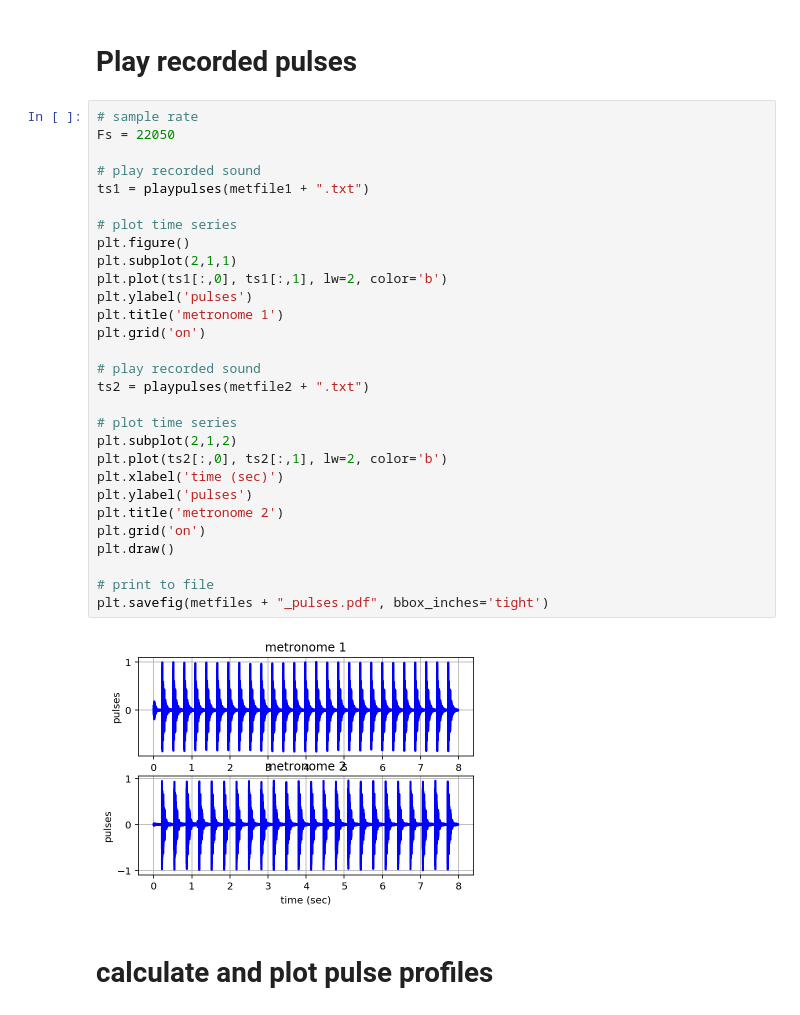
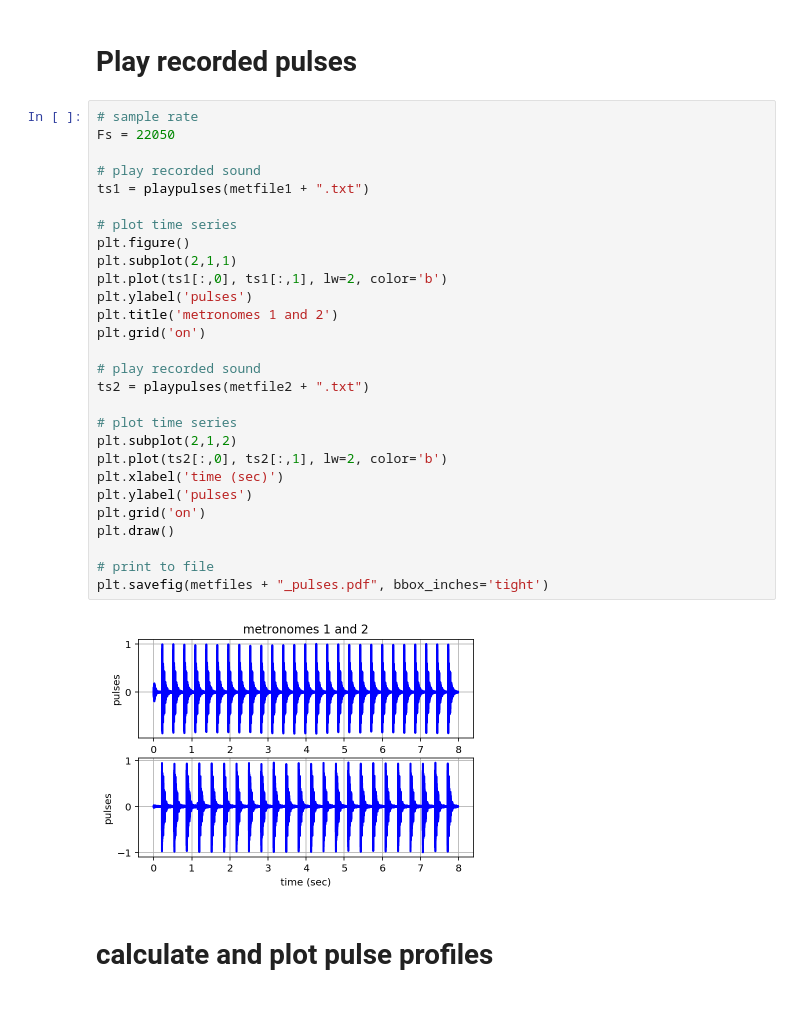
Before and after one commit to josephromano/pta-demo, a Jupyter notebook: code/PTAdemo.ipynb, the cells around one changed output. Drawn from its saved outputs; the diff is of its cells as text.

```diff
--- a/code/PTAdemo.ipynb
+++ b/code/PTAdemo.ipynb
@@ -49,34 +49,33 @@ bpm2 = 184
 # %%
 # sample rate
 Fs = 22050
 
 # play recorded sound
 ts1 = playpulses(metfile1 + ".txt")
 
 # plot time series
 plt.figure()
 plt.subplot(2,1,1)
 plt.plot(ts1[:,0], ts1[:,1], lw=2, color='b')
 plt.ylabel('pulses')
-plt.title('metronome 1')
+plt.title('metronomes 1 and 2')
 plt.grid('on')
 
 # play recorded sound
 ts2 = playpulses(metfile2 + ".txt")
 
 # plot time series
 plt.subplot(2,1,2)
 plt.plot(ts2[:,0], ts2[:,1], lw=2, color='b')
 plt.xlabel('time (sec)')
 plt.ylabel('pulses')
-plt.title('metronome 2')
 plt.grid('on')
 plt.draw()
 
 # print to file
 plt.savefig(metfiles + "_pulses.pdf", bbox_inches='tight')
 # %% [output]
-[figure, old version]
+[figure, new version]
 # %% [markdown]
 # calculate and plot pulse profiles
 # %%
```
Also changed, not shown: parts of 6 cells of this notebook.
